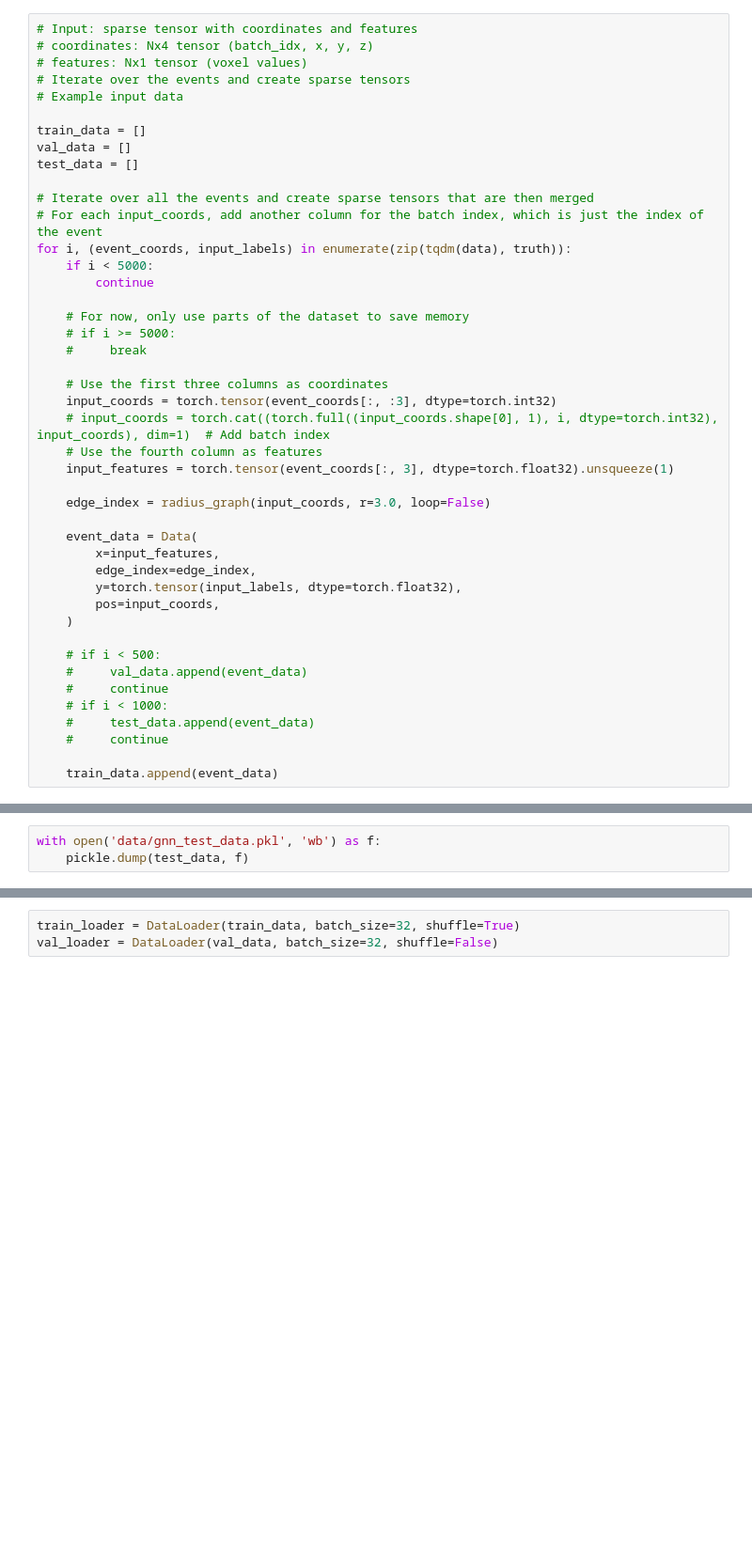
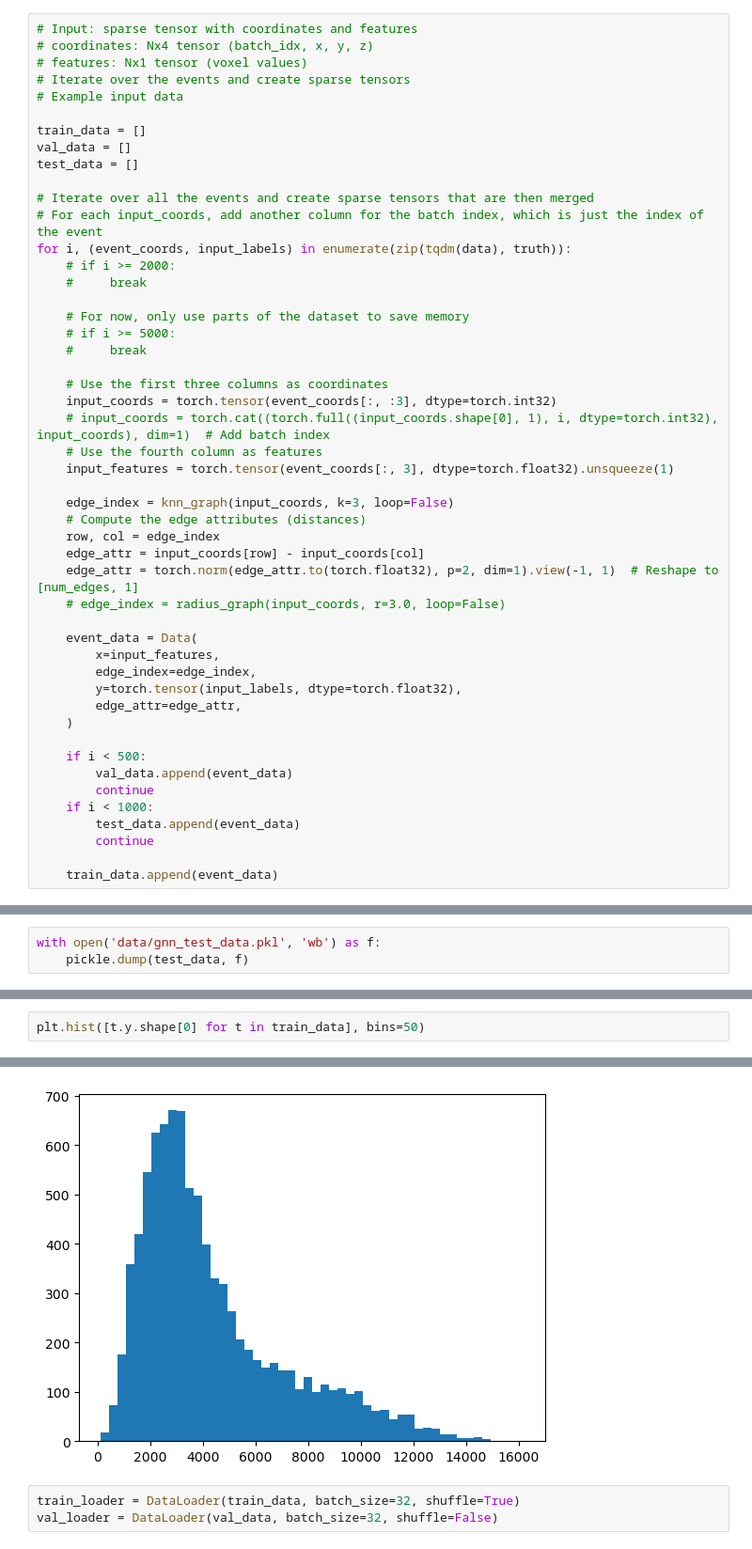
Before and after one commit to simonthor/inss-ml, a Jupyter notebook: gnn.ipynb, the cells around one changed output, grey strips where cells are left out. Shown: that part at 94% size. Drawn from its saved outputs; the diff is of its cells as text; blank space fills up the shorter version.

```diff
--- a/gnn.ipynb
+++ b/gnn.ipynb
@@ -72,8 +85,8 @@ test_data = []
 # Iterate over all the events and create sparse tensors that are then merged
 # For each input_coords, add another column for the batch index, which is just the index of the event
 for i, (event_coords, input_labels) in enumerate(zip(tqdm(data), truth)):
-    if i < 5000:
-        continue
+    # if i >= 2000:
+    #     break
 
     # For now, only use parts of the dataset to save memory
     # if i >= 5000:
@@ -85,21 +98,26 @@ for i, (event_coords, input_labels) in enumerate(zip(tqdm(data), truth)):
     # Use the fourth column as features
     input_features = torch.tensor(event_coords[:, 3], dtype=torch.float32).unsqueeze(1)
 
-    edge_index = radius_graph(input_coords, r=3.0, loop=False)
+    edge_index = knn_graph(input_coords, k=3, loop=False)
+    # Compute the edge attributes (distances)
+    row, col = edge_index
+    edge_attr = input_coords[row] - input_coords[col]
+    edge_attr = torch.norm(edge_attr.to(torch.float32), p=2, dim=1).view(-1, 1)  # Reshape to [num_edges, 1]
+    # edge_index = radius_graph(input_coords, r=3.0, loop=False)
 
     event_data = Data(
         x=input_features,
         edge_index=edge_index,
         y=torch.tensor(input_labels, dtype=torch.float32),
-        pos=input_coords,
+        edge_attr=edge_attr,
     )
 
-    # if i < 500:
-    #     val_data.append(event_data)
-    #     continue
-    # if i < 1000:
-    #     test_data.append(event_data)
-    #     continue
+    if i < 500:
+        val_data.append(event_data)
+        continue
+    if i < 1000:
+        test_data.append(event_data)
+        continue
 
     train_data.append(event_data)
 # %%
@@ -126,0 +145,3 @@ len(train_data), len(val_data)#, len(test_data)
+# %%
+plt.hist([t.y.shape[0] for t in train_data], bins=50)
+# %% [output]
@@ -127,3 +163,4 @@ len(train_data), len(val_data)#, len(test_data)
+[figure, added]
 # %%
 train_loader = DataLoader(train_data, batch_size=32, shuffle=True)
 val_loader = DataLoader(val_data, batch_size=32, shuffle=False)
```
Also changed, not shown: parts of 24 cells of this notebook.
